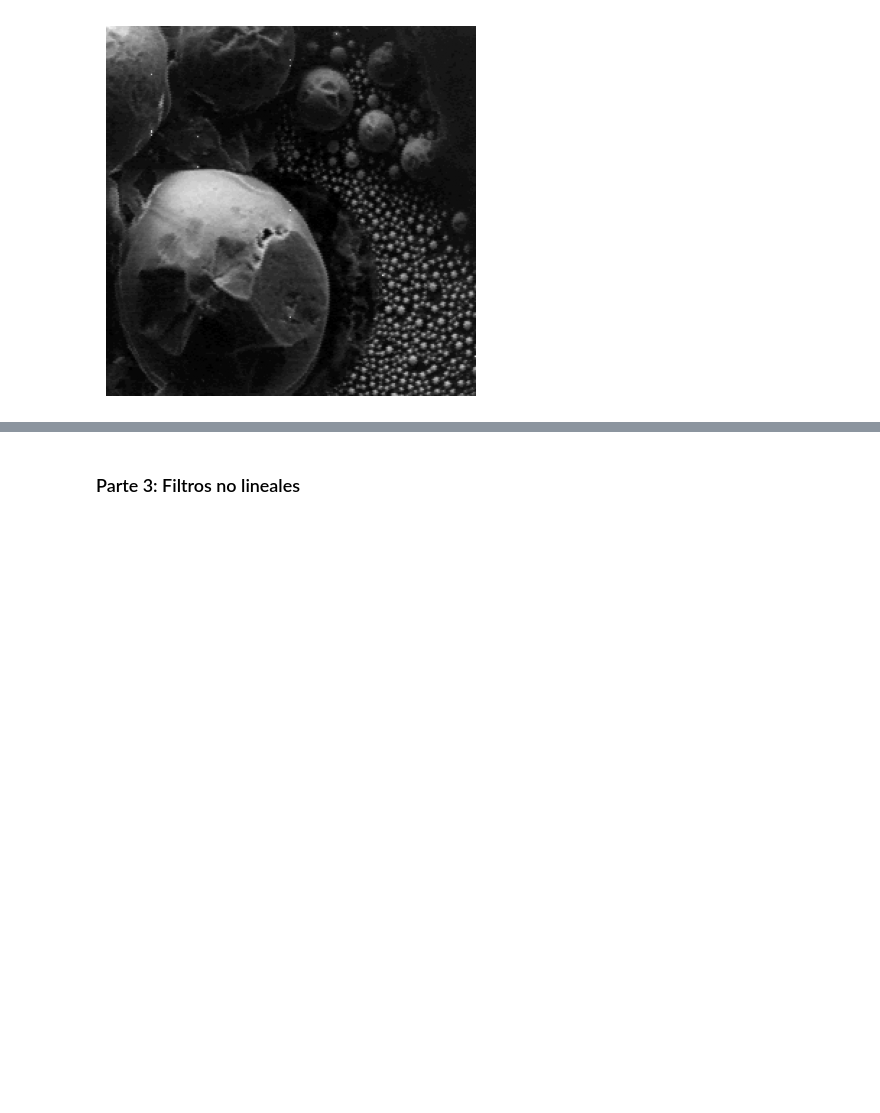
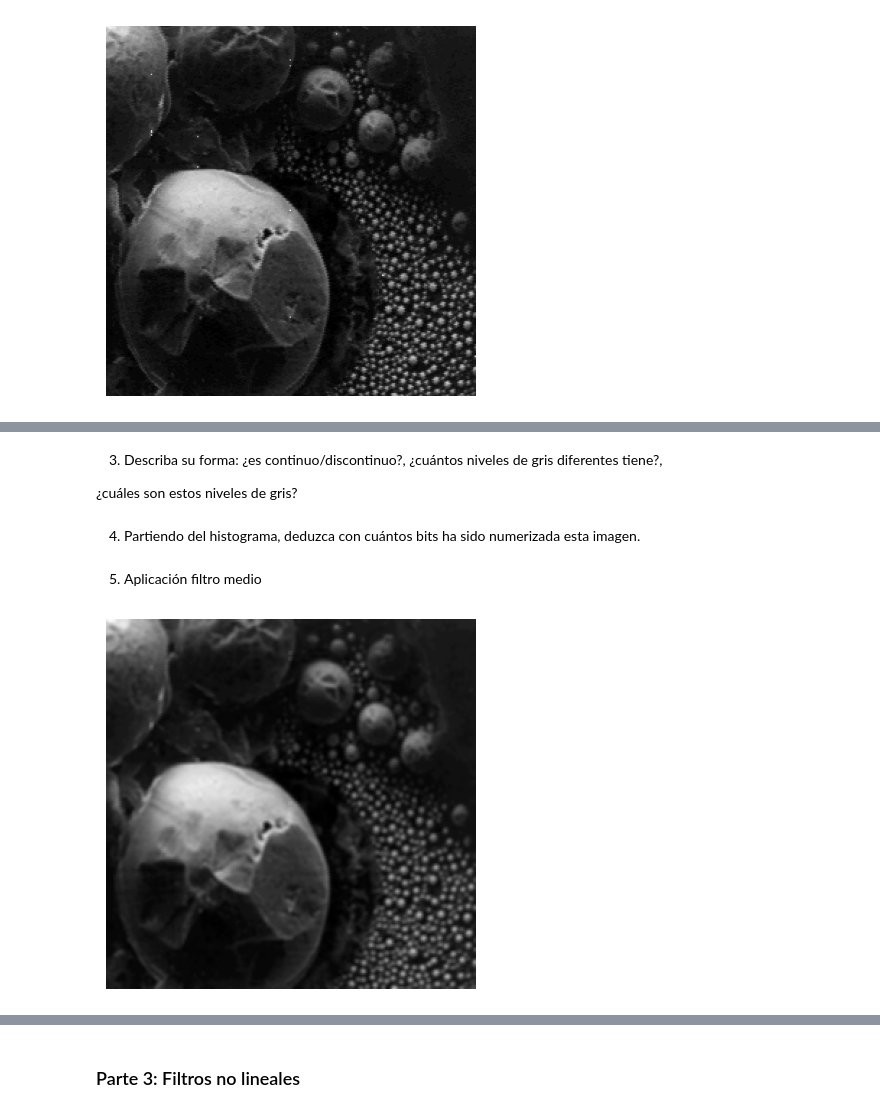
Before and after one commit to Jssoff/Taller_5_I-M, a Jupyter notebook: Briceño_Garay_Taller 5/Taller_5.ipynb, the cells around one changed output, grey strips where cells are left out. Drawn from its saved outputs; the diff is of its cells as text; code cells hidden in the pictures; blank space fills up the shorter version.

```diff
--- a/Briceño_Garay_Taller 5/Taller_5.ipynb
+++ b/Briceño_Garay_Taller 5/Taller_5.ipynb
@@ -22,0 +38,16 @@ plt.show()
+# %% [markdown]
+3. Describa su forma: ¿es continuo/discontinuo?, ¿cuántos niveles de gris diferentes tiene?,
+
+¿cuáles son estos niveles de gris?
+# %% [markdown]
+4. Partiendo del histograma, deduzca con cuántos bits ha sido numerizada esta imagen.
+# %% [markdown]
+5. Aplicación filtro medio
+# %%
+avg = mean(img_meb, footprint_rectangle((3,3)))
+
+plt.imshow(avg, cmap="gray")
+plt.axis("off")
+plt.show()
+# %% [output]
+[figure, added]
```
Also changed, not shown: parts of 19 cells of this notebook.
